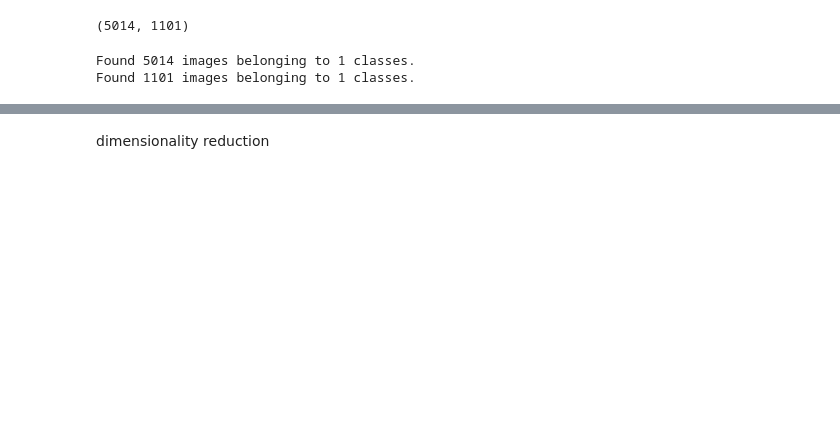
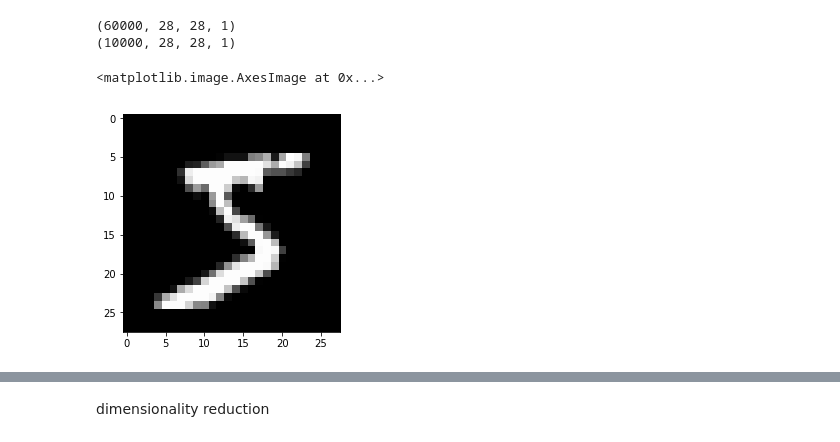
Before and after one commit to ivanlen/autoencoders_safari, a Jupyter notebook: autoencoder.ipynb, the cells around one changed output, grey strips where cells are left out. Drawn from its saved outputs; the diff is of its cells as text; code cells hidden in the pictures; blank space fills up the shorter version.

Commit message:
autoencoder mnist

```diff
--- a/autoencoder.ipynb
+++ b/autoencoder.ipynb
@@ -27,4 +19,0 @@ val_files = [f for f in os.listdir(val_dir) if not f.startswith('.')]
-# %%
-len(train_files), len(val_files)#, len(test_files)
-# %% [output]
-(5014, 1101)
@@ -31,2 +22,20 @@ len(train_files), len(val_files)#, len(test_files)
+# %%
+(x_train, y_train), (x_test, y_test) = mnist.load_data()
+# %%
+x_train = x_train.astype('float32') / 255.
+x_test = x_test.astype('float32') / 255.
+x_train = np.reshape(x_train, (len(x_train), 28, 28, 1))
+x_test = np.reshape(x_test, (len(x_test), 28, 28, 1))
+print(x_train.shape)
+print(x_test.shape)
+# %% [output]
+(60000, 28, 28, 1)
+(10000, 28, 28, 1)
+# %%
+plt.figure()
+plt.imshow(x_train[0, :, :, 0], cmap='gray')
+# %% [output]
+<matplotlib.image.AxesImage at 0x...>
+[figure, added]
 # %%
 BATCH_SIZE = 8
@@ -35,26 +44,23 @@ IMG_WIDTH = 256
 # %%
-train_dir = './data/FlagsMashupBot/autoencoder_images/train/'
-val_dir = './data/FlagsMashupBot/autoencoder_images/val/'
-# test_dir = './data/FlagsMashupBot/autoencoder_images/test/'
-image_generator = ImageDataGenerator(rescale=1./255)
-train_data_gen = image_generator.flow_from_directory(
-    train_dir,
-    batch_size=BATCH_SIZE,
-    shuffle=True,
-    target_size=(IMG_HEIGHT, IMG_WIDTH),
-    class_mode='input')
-val_data_gen = image_generator.flow_from_directory(
-    val_dir,
-    batch_size=BATCH_SIZE,
-    shuffle=True,
-    target_size=(IMG_HEIGHT, IMG_WIDTH),
-    class_mode='input')
+# train_dir = './data/FlagsMashupBot/autoencoder_images/train/'
+# val_dir = './data/FlagsMashupBot/autoencoder_images/val/'
+# # test_dir = './data/FlagsMashupBot/autoencoder_images/test/'
+# image_generator = ImageDataGenerator(rescale=1./255)
+# train_data_gen = image_generator.flow_from_directory(
+#     train_dir,
+#     batch_size=BATCH_SIZE,
+#     shuffle=True,
+#     target_size=(IMG_HEIGHT, IMG_WIDTH),
+#     class_mode='input')
+# val_data_gen = image_generator.flow_from_directory(
+#     val_dir,
+#     batch_size=BATCH_SIZE,
+#     shuffle=True,
+#     target_size=(IMG_HEIGHT, IMG_WIDTH),
+#     class_mode='input')
 # test_data_gen = image_generator.flow_from_directory(
 #     test_dir,
 #     batch_size=BATCH_SIZE,
 #     shuffle=True,
 #     target_size=(IMG_HEIGHT, IMG_WIDTH),
 #     class_mode='input')
-# %% [output]
-Found 5014 images belonging to 1 classes.
-Found 1101 images belonging to 1 classes.
```
Also changed, not shown: parts of 17 cells of this notebook.
